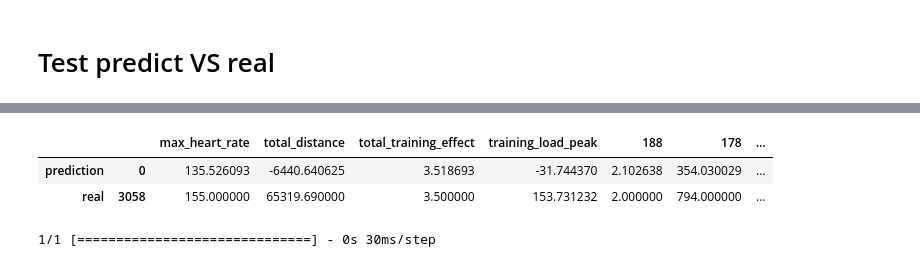
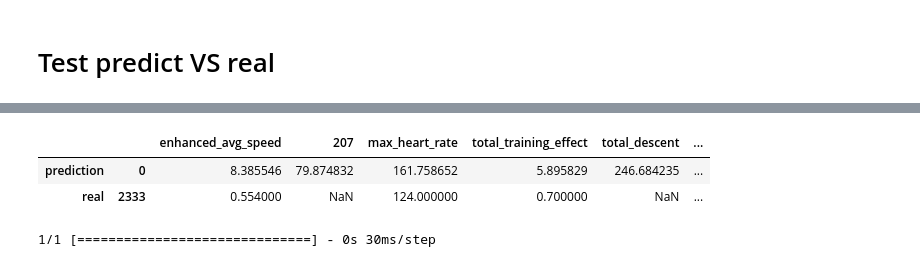
Before and after one commit to nicblanc/overcome-tomorrow, a Jupyter notebook: notebooks/create_test_model.ipynb, the cells around one changed output, grey strips where cells are left out. Saved outputs shown, nothing was run; the diff lists cells and outputs as text; code cells hidden in the pictures.

```diff
--- a/notebooks/create_test_model.ipynb
+++ b/notebooks/create_test_model.ipynb
@@ -577,0 +587,2 @@ preproc_garmin_data, preproc_activity, model = load_preprocessors_and_model(mode
+# %%
+models_dict = get_all_models()
@@ -578,3 +609,10 @@ preproc_garmin_data, preproc_activity, model = load_preprocessors_and_model(mode
+# %%
+
+# model_dict = models_dict[pathlib.PurePath(MODEL_NAME).stem]
+model_dict = models_dict["first_model"]
+model = model_dict[MODEL_KEY]
+preproc_garmin_data = model_dict[PREPROC_GARMIN_DATA_KEY]
+preproc_activity = model_dict[PREPROC_ACTIVITY_KEY]
 # %%
 from datetime import datetime, timedelta
 now = datetime.now()
@@ -716,5 +768,5 @@ hours
 
 # Test predict VS real
 # %%
-predict_vs_real_for_date(garmin_data, activities, preproc_garmin_data, preproc_activity, model, datetime(2023, 12, 18, 4, 0, 0))
+predict_vs_real_for_date(garmin_data, activities, preproc_garmin_data, preproc_activity, model, datetime(2022, 12, 17, 4, 0, 0))
 # %% [output]
@@ -722,6 +774,6 @@ predict_vs_real_for_date(garmin_data, activities, preproc_garmin_data, preproc_a
-|  |  | max_heart_rate | total_distance | total_training_effect | training_load_peak | 188 | 178 | ... |
-| prediction | 0 | 135.526093 | -6440.640625 | 3.518693 | -31.744370 | 2.102638 | 354.030029 | ... |
-| real | 3058 | 155.000000 | 65319.690000 | 3.500000 | 153.731232 | 2.000000 | 794.000000 | ... |
+|  |  | enhanced_avg_speed | 207 | max_heart_rate | total_training_effect | total_descent | ... |
+| prediction | 0 | 8.385546 | 79.874832 | 161.758652 | 5.895829 | 246.684235 | ... |
+| real | 2333 | 0.554000 | NaN | 124.000000 | 0.700000 | NaN | ... |
 # %%
 predict_vs_real_for_last_n_days(garmin_data, activities, preproc_garmin_data, preproc_activity, model, 5)
 # %% [output]
```
Also changed, not shown: parts of 12 cells of this notebook, 3 other files.
